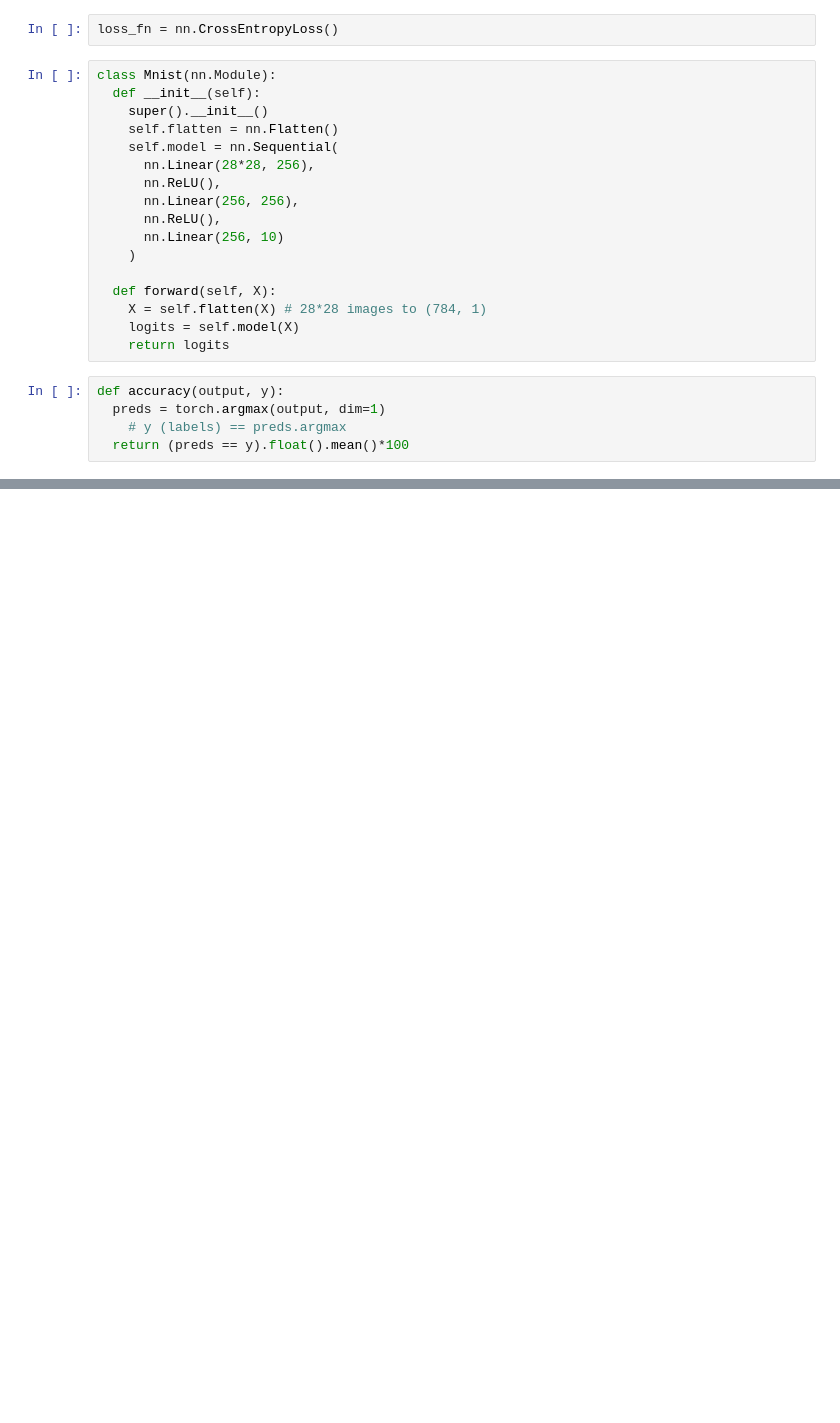
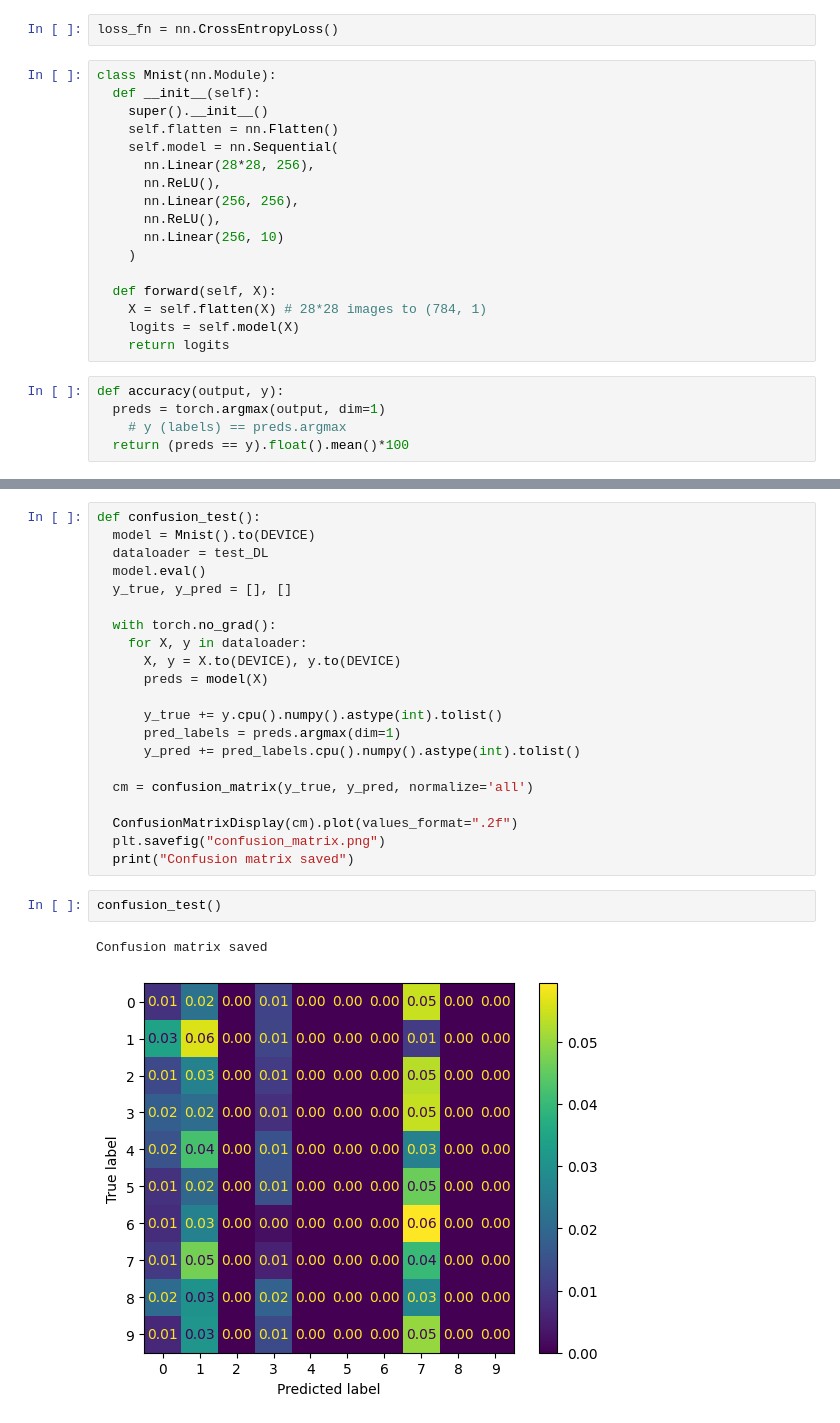
Before and after one commit to sidsurakanti/mnist-classification, a Jupyter notebook: torch.ipynb, the cells around one changed output, grey strips where cells are left out. Cells and saved outputs as stored; diff of their text form; blank space fills up the shorter version.

```diff
--- a/torch.ipynb
+++ b/torch.ipynb
@@ -135,0 +164,26 @@ Weights saved to `mnist_weights.pth`
+# %%
+def confusion_test():
+  model = Mnist().to(DEVICE)
+  dataloader = test_DL
+  model.eval()
+  y_true, y_pred = [], []
+
+  with torch.no_grad():
+    for X, y in dataloader:
+      X, y = X.to(DEVICE), y.to(DEVICE)
+      preds = model(X)
+
+      y_true += y.cpu().numpy().astype(int).tolist()
+      pred_labels = preds.argmax(dim=1)
+      y_pred += pred_labels.cpu().numpy().astype(int).tolist()
+
+  cm = confusion_matrix(y_true, y_pred, normalize='all')
+
+  ConfusionMatrixDisplay(cm).plot(values_format=".2f")
+  plt.savefig("confusion_matrix.png")
+  print("Confusion matrix saved")
+# %%
+confusion_test()
+# %% [output]
+Confusion matrix saved
+[figure, added]
```
Also changed, not shown: parts of 5 cells of this notebook, 6 other files.
